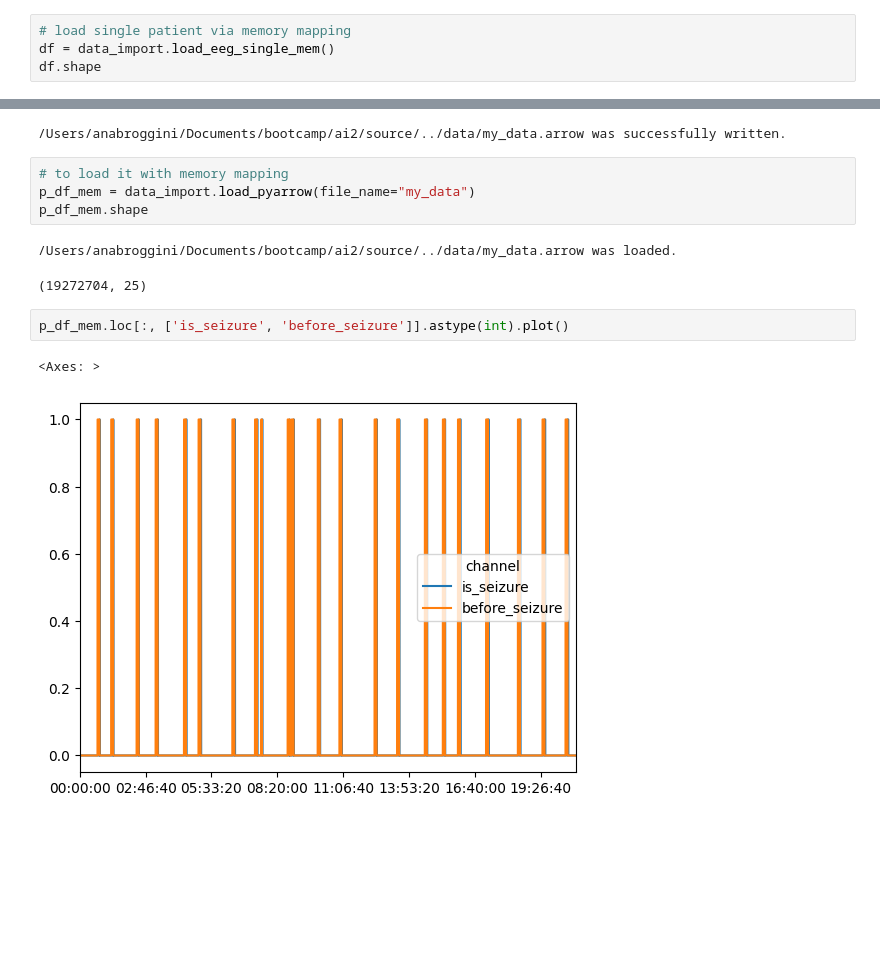
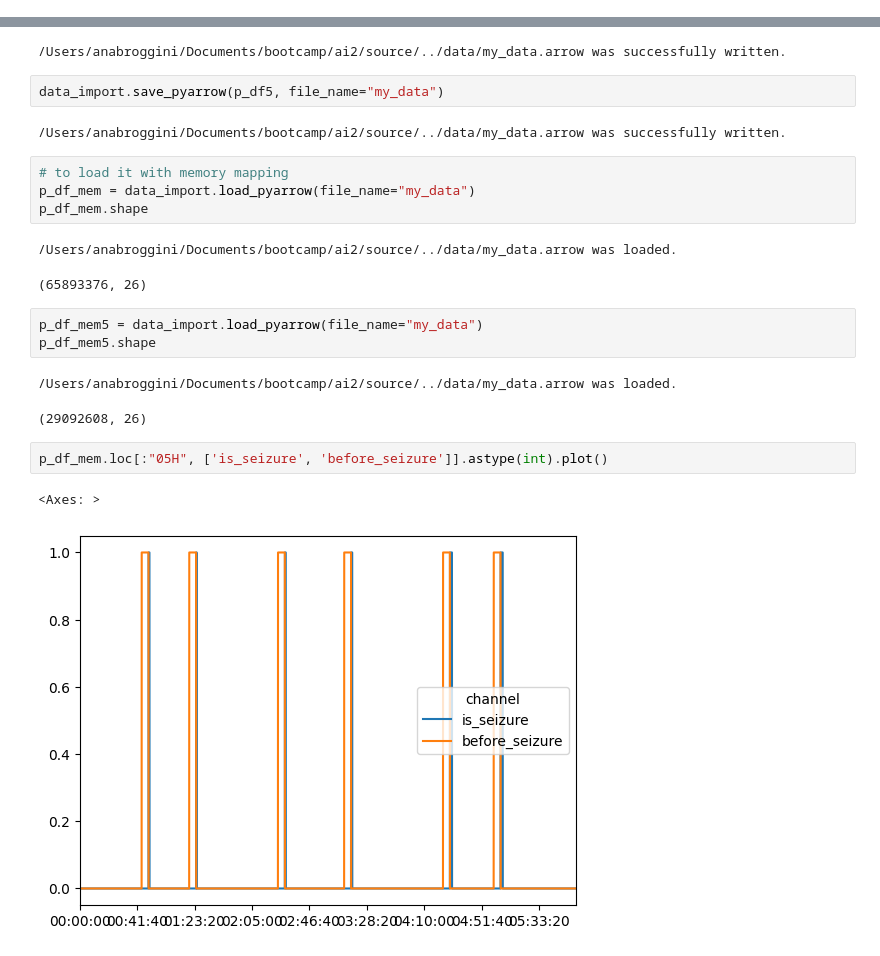
Before and after one commit to anacbroggini/AI-SeizureDetection, a Jupyter notebook: data_assembly.ipynb, the cells around one changed output, grey strips where cells are left out. Drawn from its saved outputs; the diff is of its cells as text; blank space fills up the shorter version.

```diff
--- a/data_assembly.ipynb
+++ b/data_assembly.ipynb
@@ -25,4 +7,0 @@ data of patients [3] were concatenated.
-# %%
-# load single patient via memory mapping
-df = data_import.load_eeg_single_mem()
-df.shape
@@ -86,15 +30,25 @@ procs -----------memory---------- ---swap-- -----io---- -system-- ------cpu-----
 data_import.save_pyarrow(p_df, file_name="my_data")
 # %% [output]
 /Users/anabroggini/Documents/bootcamp/ai2/source/../data/my_data.arrow was successfully written.
+# %%
+data_import.save_pyarrow(p_df5, file_name="my_data")
+# %% [output]
+/Users/anabroggini/Documents/bootcamp/ai2/source/../data/my_data.arrow was successfully written.
 # %%
 # to load it with memory mapping
 p_df_mem = data_import.load_pyarrow(file_name="my_data")
 p_df_mem.shape
 # %% [output]
 /Users/anabroggini/Documents/bootcamp/ai2/source/../data/my_data.arrow was loaded.
-(19272704, 25)
+(65893376, 26)
+# %%
+p_df_mem5 = data_import.load_pyarrow(file_name="my_data")
+p_df_mem5.shape
+# %% [output]
+/Users/anabroggini/Documents/bootcamp/ai2/source/../data/my_data.arrow was loaded.
+(29092608, 26)
 # %%
-p_df_mem.loc[:, ['is_seizure', 'before_seizure']].astype(int).plot()
+p_df_mem.loc[:"05H", ['is_seizure', 'before_seizure']].astype(int).plot()
 # %% [output]
 <Axes: >
-[figure, old version]
+[figure, new version]
```
Also changed, not shown: parts of 32 cells of this notebook, 2 other files.
